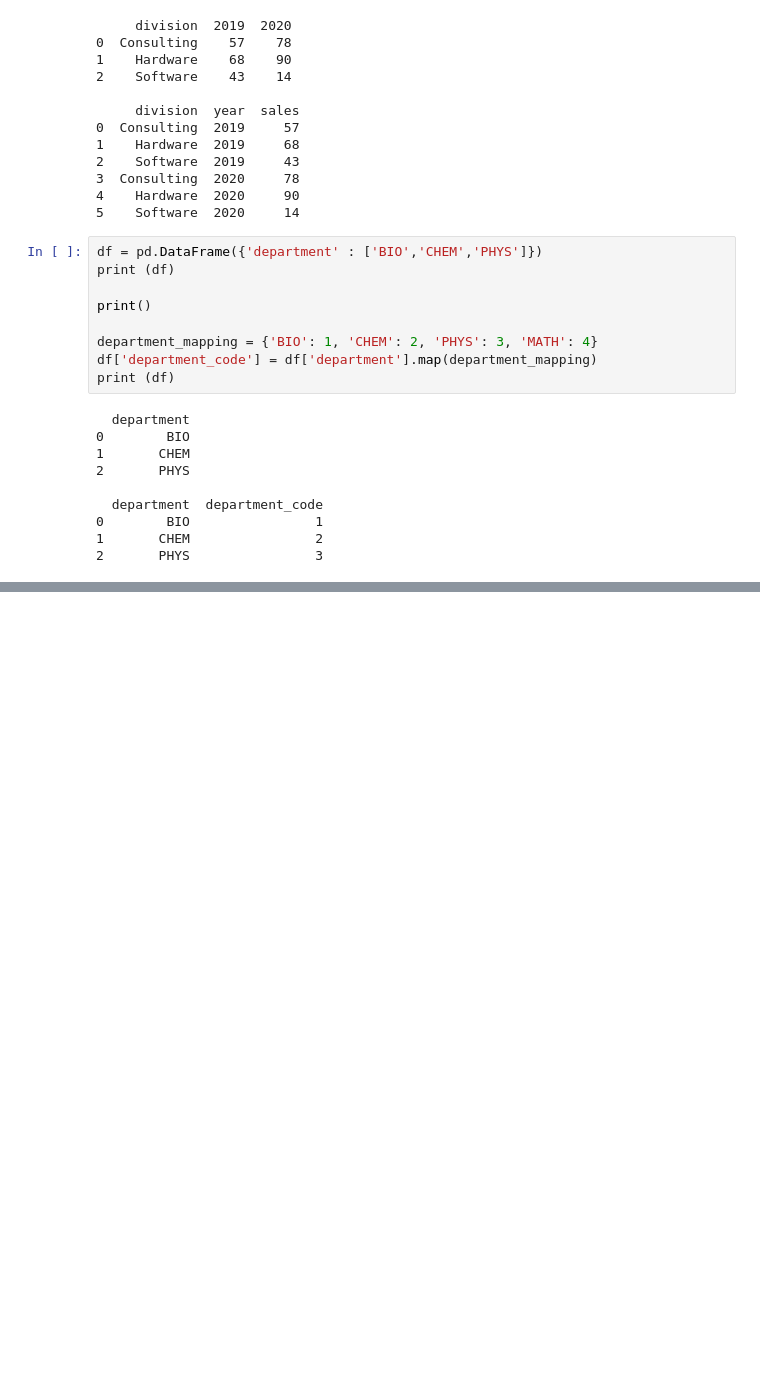
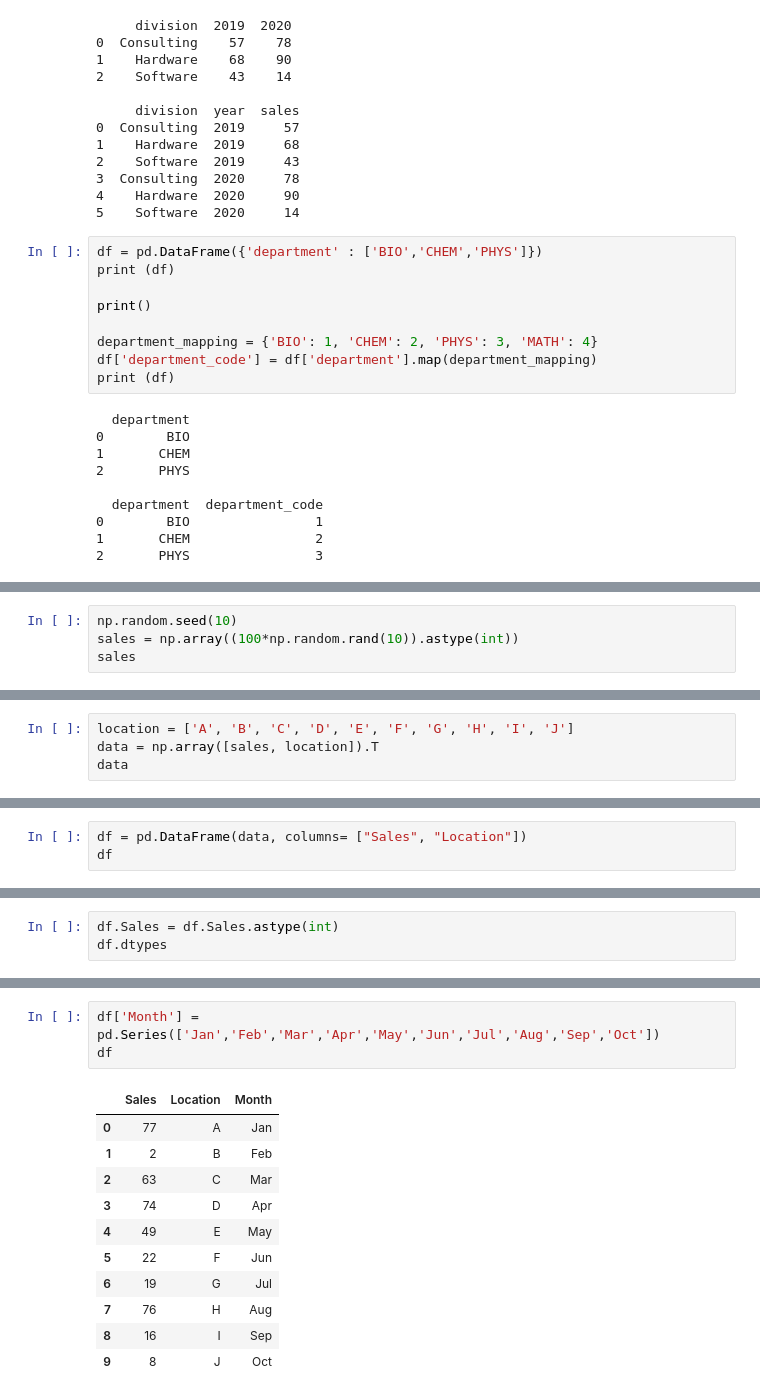
Before and after one commit to peterthorsteinson/MyCourses, a Jupyter notebook: MyPythonCourse/pandas.ipynb, the cells around one changed output, grey strips where cells are left out. Saved outputs shown, nothing was run; the diff lists cells and outputs as text; blank space fills up the shorter version.

Commit message:
added stuff on pandas and pyodbc data access

```diff
--- a/MyPythonCourse/pandas.ipynb
+++ b/MyPythonCourse/pandas.ipynb
@@ -98,0 +105,4 @@ print (df)
+# %%
+np.random.seed(10)
+sales = np.array((100*np.random.rand(10)).astype(int))
+sales
@@ -98,0 +111,4 @@ print (df)
+# %%
+location = ['A', 'B', 'C', 'D', 'E', 'F', 'G', 'H', 'I', 'J']
+data = np.array([sales, location]).T
+data
@@ -98,0 +126,3 @@ print (df)
+# %%
+df = pd.DataFrame(data, columns= ["Sales", "Location"])
+df
@@ -98,0 +147,3 @@ print (df)
+# %%
+df.Sales = df.Sales.astype(int)
+df.dtypes
@@ -98,0 +245,15 @@ print (df)
+# %%
+df['Month'] = pd.Series(['Jan','Feb','Mar','Apr','May','Jun','Jul','Aug','Sep','Oct'])
+df
+# %% [output]
+|  | Sales | Location | Month |
+| 0 | 77 | A | Jan |
+| 1 | 2 | B | Feb |
+| 2 | 63 | C | Mar |
+| 3 | 74 | D | Apr |
+| 4 | 49 | E | May |
+| 5 | 22 | F | Jun |
+| 6 | 19 | G | Jul |
+| 7 | 76 | H | Aug |
+| 8 | 16 | I | Sep |
+| 9 | 8 | J | Oct |
```
Also changed, not shown: parts of 48 cells of this notebook, 3 other files.
